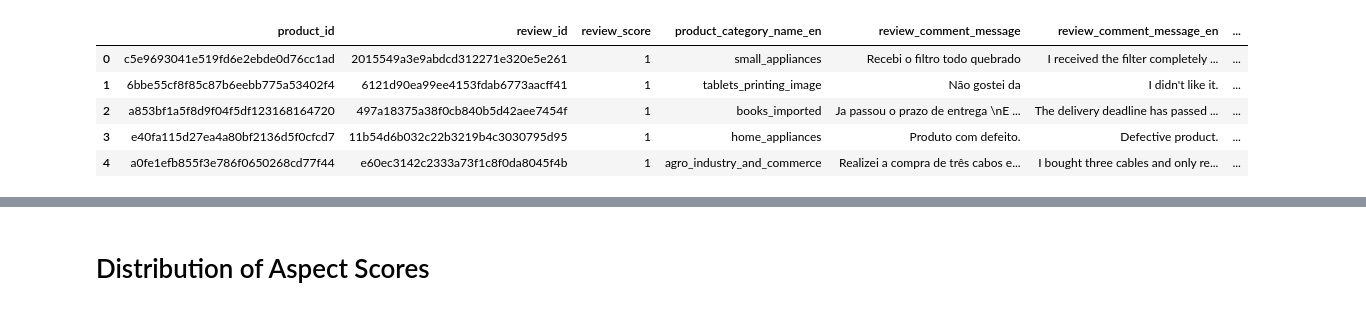
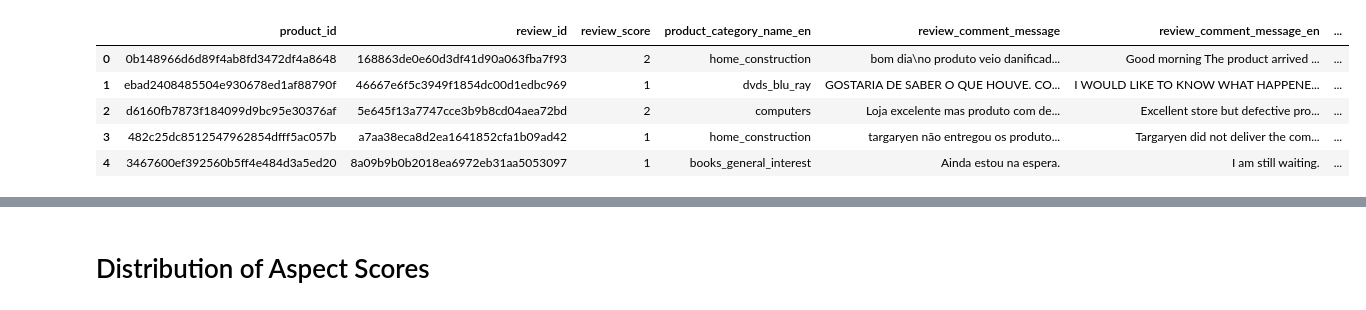
Before and after one commit to alderaan/airflow_llm_enhanced_etl_pipeline, a Jupyter notebook: notebooks/Aspect Score Visualization.ipynb, the cells around one changed output, grey strips where cells are left out. Cells and saved outputs as stored; diff of their text form; code cells hidden in the pictures.

```diff
--- a/notebooks/Aspect Score Visualization.ipynb
+++ b/notebooks/Aspect Score Visualization.ipynb
@@ -13,20 +12,19 @@ def create_report(df, report_name):
 # %%
 client = bigquery.Client(project="correlion")
 
 query = """
     SELECT *
     FROM `correlion.olist_clean.order_reviews_aspect_geo`
-    LIMIT 1000
 """
 
 df = client.query(query).to_dataframe()
 
 df.head()
 # %% [output]
 |  | product_id | review_id | review_score | product_category_name_en | review_comment_message | review_comment_message_en | ... |
-| 0 | c5e9693041e519fd6e2ebde0d76cc1ad | 2015549a3e9abdcd312271e320e5e261 | 1 | small_appliances | Recebi o filtro todo quebrado | I received the filter completely ... | ... |
-| 1 | 6bbe55cf8f85c87b6eebb775a53402f4 | 6121d90ea99ee4153fdab6773aacff41 | 1 | tablets_printing_image | Não gostei da | I didn't like it. | ... |
-| 2 | a853bf1a5f8d9f04f5df123168164720 | 497a18375a38f0cb840b5d42aee7454f | 1 | books_imported | Ja passou o prazo de entrega \nE ... | The delivery deadline has passed ... | ... |
-| 3 | e40fa115d27ea4a80bf2136d5f0cfcd7 | 11b54d6b032c22b3219b4c3030795d95 | 1 | home_appliances | Produto com defeito. | Defective product. | ... |
-| 4 | a0fe1efb855f3e786f0650268cd77f44 | e60ec3142c2333a73f1c8f0da8045f4b | 1 | agro_industry_and_commerce | Realizei a compra de três cabos e... | I bought three cables and only re... | ... |
+| 0 | 0b148966d6d89f4ab8fd3472df4a8648 | 168863de0e60d3df41d90a063fba7f93 | 2 | home_construction | bom dia\no produto veio danificad... | Good morning The product arrived ... | ... |
+| 1 | ebad2408485504e930678ed1af88790f | 46667e6f5c3949f1854dc00d1edbc969 | 1 | dvds_blu_ray | GOSTARIA DE SABER O QUE HOUVE. CO... | I WOULD LIKE TO KNOW WHAT HAPPENE... | ... |
+| 2 | d6160fb7873f184099d9bc95e30376af | 5e645f13a7747cce3b9b8cd04aea72bd | 2 | computers | Loja excelente mas produto com de... | Excellent store but defective pro... | ... |
+| 3 | 482c25dc8512547962854dfff5ac057b | a7aa38eca8d2ea1641852cfa1b09ad42 | 1 | home_construction | targaryen não entregou os produto... | Targaryen did not deliver the com... | ... |
+| 4 | 3467600ef392560b5ff4e484d3a5ed20 | 8a09b9b0b2018ea6972eb31aa5053097 | 1 | books_general_interest | Ainda estou na espera. | I am still waiting. | ... |
 # %%
```
Also changed, not shown: parts of 25 cells of this notebook, 1 other file.
